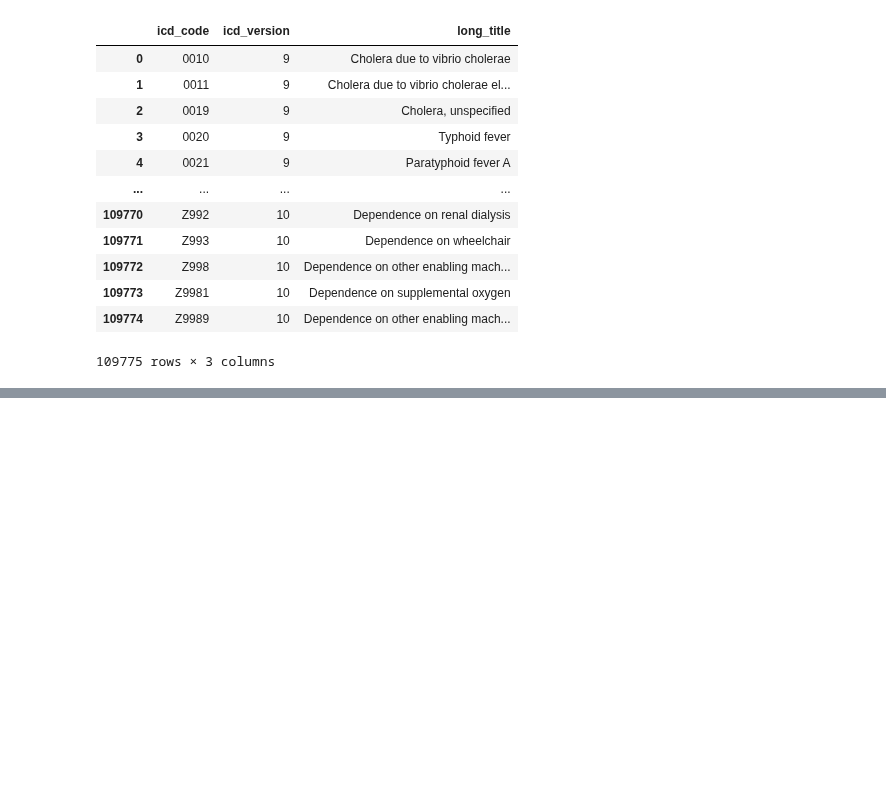
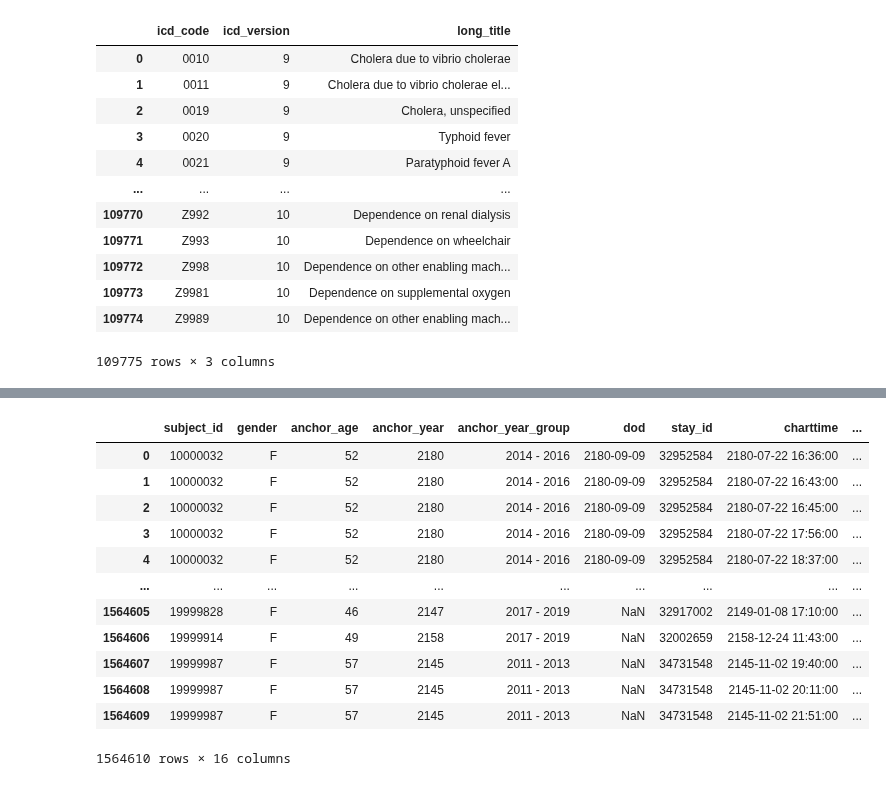
Before and after one commit to isabelkim/MI-IRL-KP, a Jupyter notebook: mdp.ipynb, the cells around one changed output, grey strips where cells are left out. Drawn from its saved outputs; the diff is of its cells as text; code cells hidden in the pictures; blank space fills up the shorter version.

```diff
--- a/mdp.ipynb
+++ b/mdp.ipynb
@@ -65,0 +84,18 @@ d_icd_diagnoses_df
+# %%
+data_pv = pd.merge(patients_df, vitalsign_df, on='subject_id', how='inner')
+# %%
+data_pv
+# %% [output]
+|  | subject_id | gender | anchor_age | anchor_year | anchor_year_group | dod | stay_id | charttime | ... |
+| 0 | 10000032 | F | 52 | 2180 | 2014 - 2016 | 2180-09-09 | 32952584 | 2180-07-22 16:36:00 | ... |
+| 1 | 10000032 | F | 52 | 2180 | 2014 - 2016 | 2180-09-09 | 32952584 | 2180-07-22 16:43:00 | ... |
+| 2 | 10000032 | F | 52 | 2180 | 2014 - 2016 | 2180-09-09 | 32952584 | 2180-07-22 16:45:00 | ... |
+| 3 | 10000032 | F | 52 | 2180 | 2014 - 2016 | 2180-09-09 | 32952584 | 2180-07-22 17:56:00 | ... |
+| 4 | 10000032 | F | 52 | 2180 | 2014 - 2016 | 2180-09-09 | 32952584 | 2180-07-22 18:37:00 | ... |
+| ... | ... | ... | ... | ... | ... | ... | ... | ... | ... |
+| 1564605 | 19999828 | F | 46 | 2147 | 2017 - 2019 | NaN | 32917002 | 2149-01-08 17:10:00 | ... |
+| 1564606 | 19999914 | F | 49 | 2158 | 2017 - 2019 | NaN | 32002659 | 2158-12-24 11:43:00 | ... |
+| 1564607 | 19999987 | F | 57 | 2145 | 2011 - 2013 | NaN | 34731548 | 2145-11-02 19:40:00 | ... |
+| 1564608 | 19999987 | F | 57 | 2145 | 2011 - 2013 | NaN | 34731548 | 2145-11-02 20:11:00 | ... |
+| 1564609 | 19999987 | F | 57 | 2145 | 2011 - 2013 | NaN | 34731548 | 2145-11-02 21:51:00 | ... |
+1564610 rows × 16 columns
```
Also changed, not shown: parts of 4 cells of this notebook.
